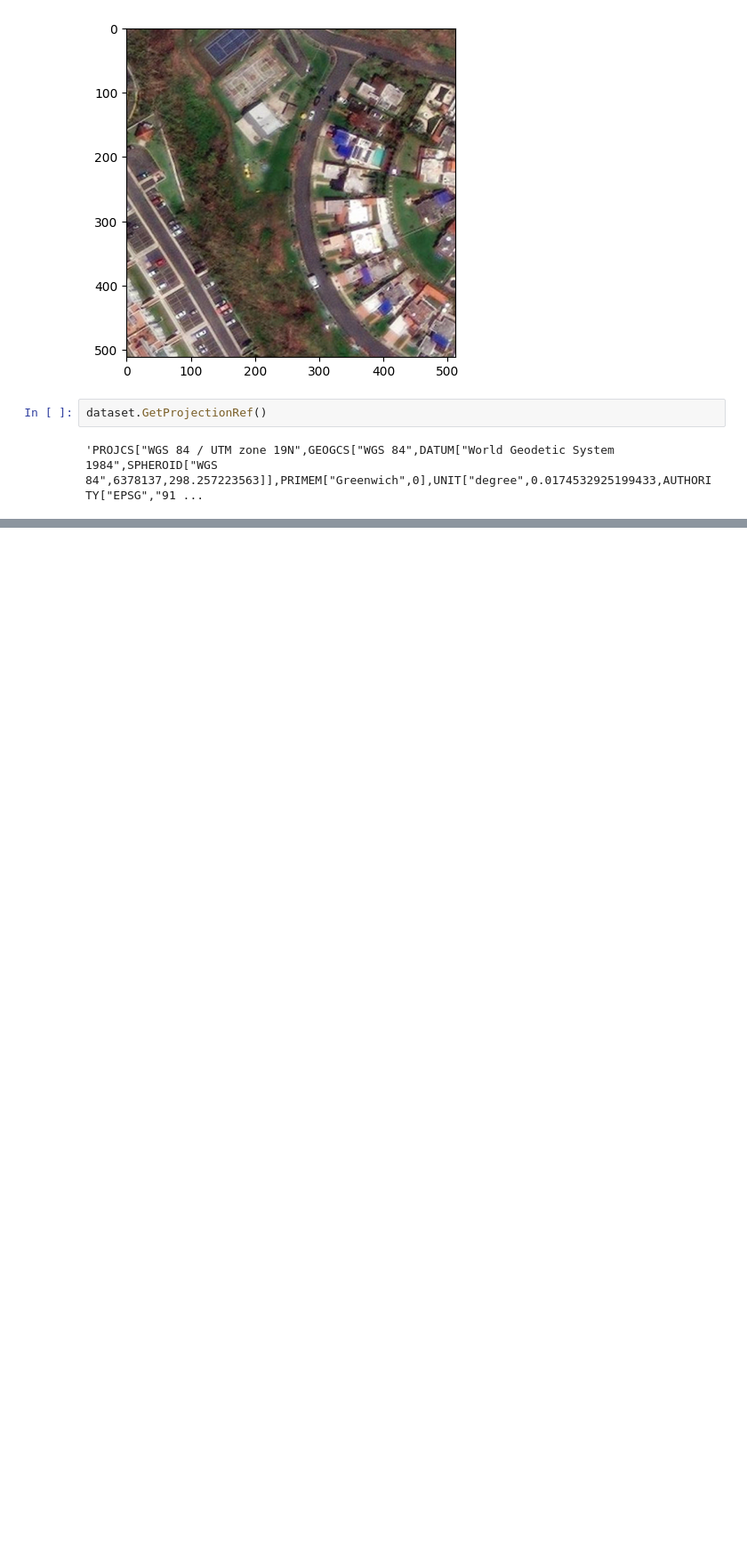
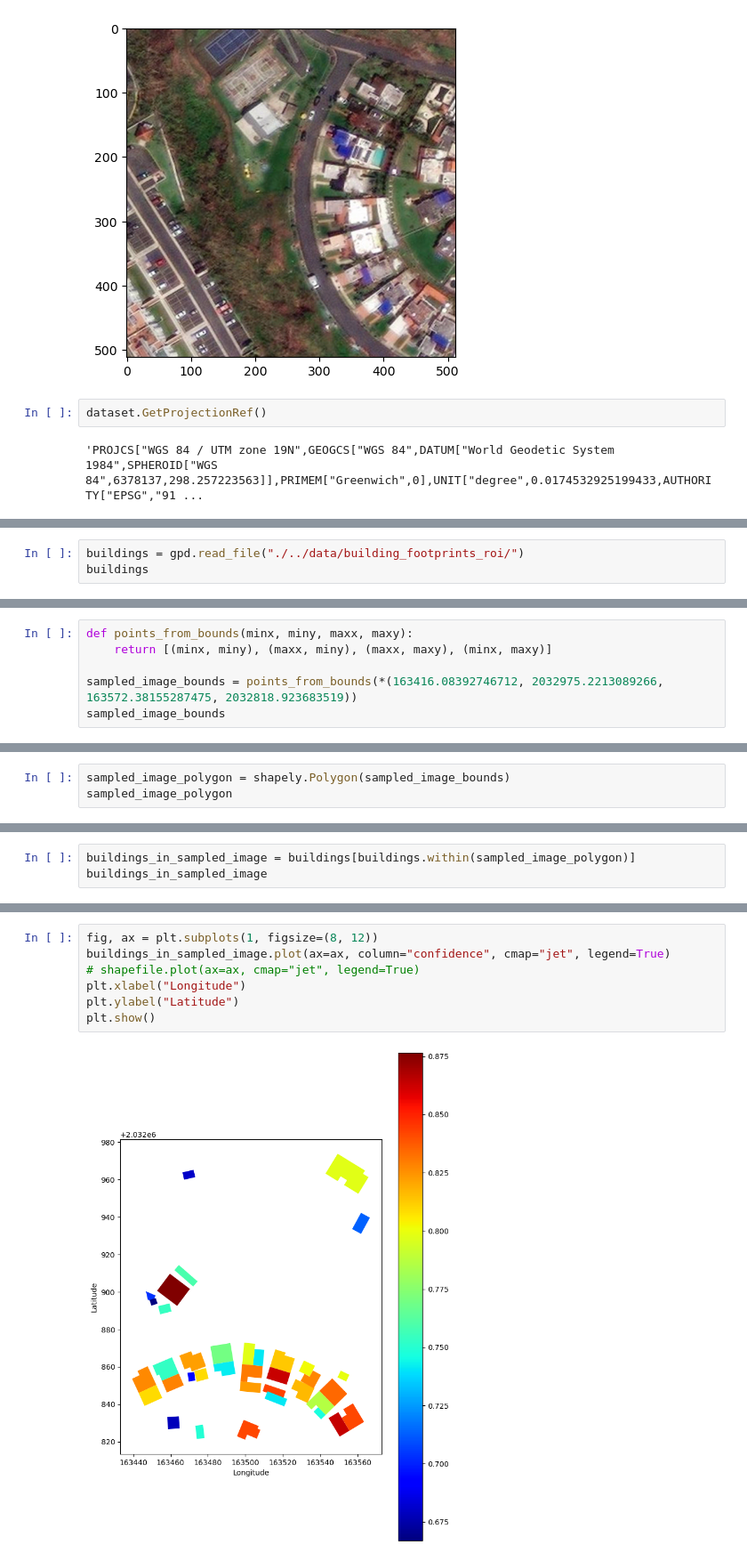
Before and after one commit to sushantvema/eye-for-detail, a Jupyter notebook: notebooks/random_sample_generator.ipynb, the cells around one changed output, grey strips where cells are left out. Shown at 89% size. Drawn from its saved outputs; the diff is of its cells as text; blank space fills up the shorter version.

Commit message:
added building cropping

```diff
--- a/notebooks/random_sample_generator.ipynb
+++ b/notebooks/random_sample_generator.ipynb
@@ -116,0 +118,3 @@ dataset.GetProjectionRef()
+# %%
+buildings = gpd.read_file("./../data/building_footprints_roi/")
+buildings
@@ -116,0 +137,6 @@ dataset.GetProjectionRef()
+# %%
+def points_from_bounds(minx, miny, maxx, maxy):
+    return [(minx, miny), (maxx, miny), (maxx, maxy), (minx, maxy)]
+
+sampled_image_bounds = points_from_bounds(*(163416.08392746712, 2032975.2213089266, 163572.38155287475, 2032818.923683519))
+sampled_image_bounds
@@ -116,0 +148,3 @@ dataset.GetProjectionRef()
+# %%
+sampled_image_polygon = shapely.Polygon(sampled_image_bounds)
+sampled_image_polygon
@@ -116,0 +153,3 @@ dataset.GetProjectionRef()
+# %%
+buildings_in_sampled_image = buildings[buildings.within(sampled_image_polygon)]
+buildings_in_sampled_image
@@ -116,0 +174,9 @@ dataset.GetProjectionRef()
+# %%
+fig, ax = plt.subplots(1, figsize=(8, 12))
+buildings_in_sampled_image.plot(ax=ax, column="confidence", cmap="jet", legend=True)
+# shapefile.plot(ax=ax, cmap="jet", legend=True)
+plt.xlabel("Longitude")
+plt.ylabel("Latitude")
+plt.show()
+# %% [output]
+[figure, added]
```
Also changed, not shown: parts of 15 cells of this notebook.
